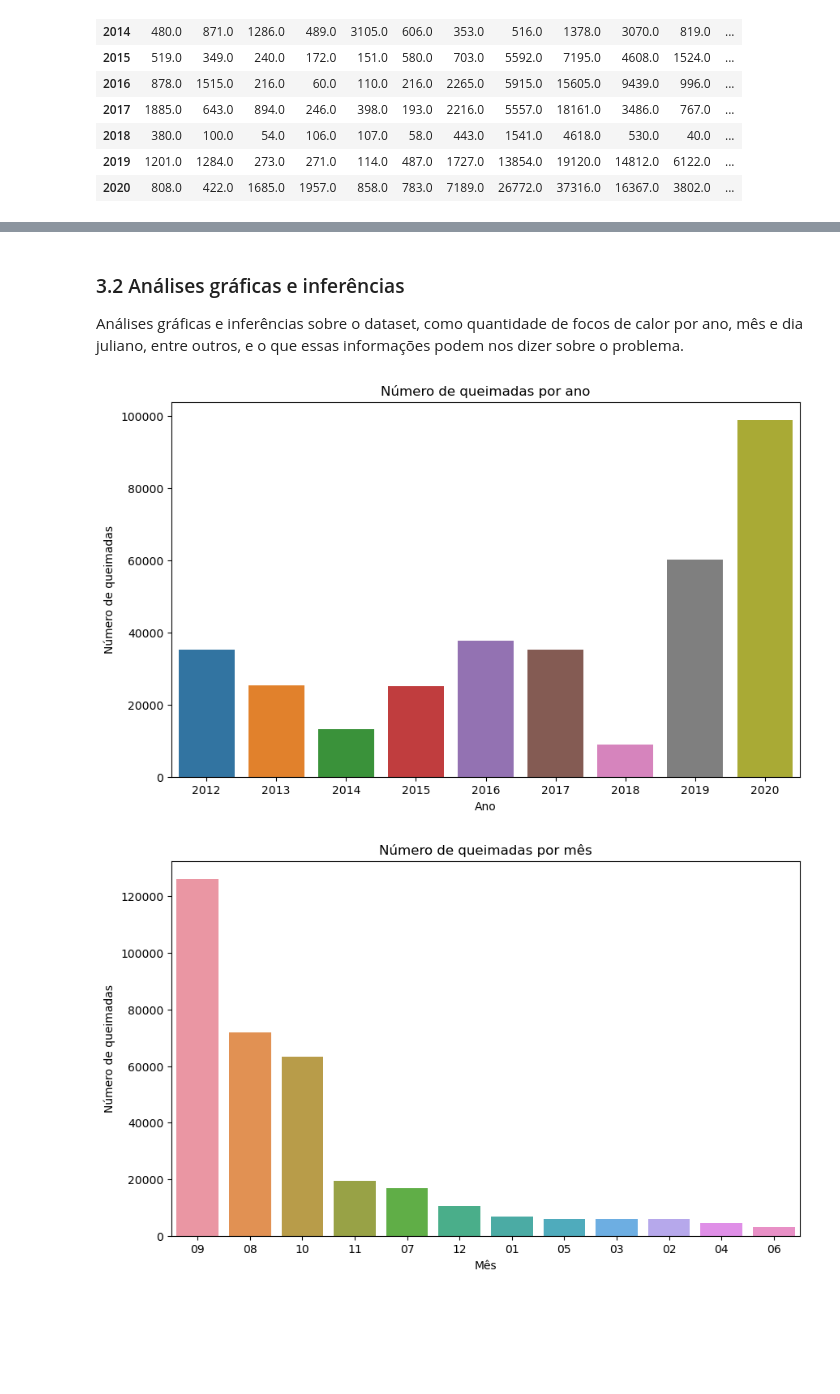
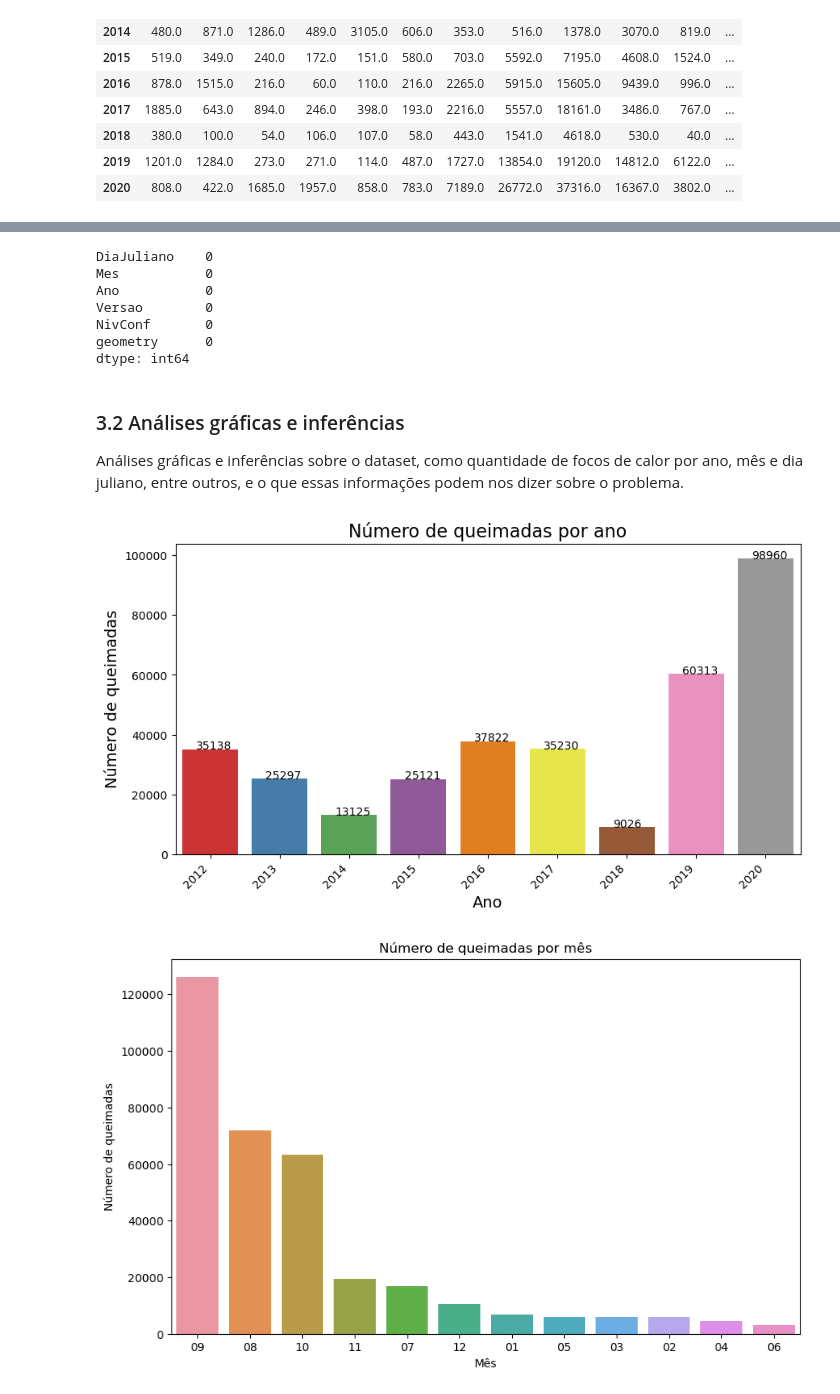
Before and after one commit to charlespimentel/DS_queimadas_pantanal, a Jupyter notebook: exploratory_data_analysis.ipynb, the cells around one changed output, grey strips where cells are left out. Saved outputs shown, nothing was run; the diff lists cells and outputs as text; code cells hidden in the pictures; blank space fills up the shorter version.

```diff
--- a/exploratory_data_analysis.ipynb
+++ b/exploratory_data_analysis.ipynb
@@ -130,16 +143,30 @@ df.groupby(['Ano', 'Mes']).size().unstack()
+# %%
+# Quantidade de valores NaN por coluna
+df.isna().sum()
+# %% [output]
+DiaJuliano    0
+Mes           0
+Ano           0
+Versao        0
+NivConf       0
+geometry      0
+dtype: int64
 # %% [markdown]
 ### 3.2 Análises gráficas e inferências
 Análises gráficas e inferências sobre o dataset, como quantidade de focos de calor por ano, mês e dia juliano, entre outros, e o que essas informações podem nos dizer sobre o problema.
 # %%
-# Gráfico de número de queimadas por ano
-fig, ax = plt.subplots(figsize=(10, 6))
-sns.countplot(x='Ano', data=df, ax=ax)
-ax.set_title('Número de queimadas por ano')
-ax.set_xlabel('Ano')
-ax.set_ylabel('Número de queimadas')
+# Gráfico de número de queimadas por ano com tabela de valores
+fig, ax = plt.subplots(figsize=(10,5))
+sns.countplot(x='Ano', data=df, palette='Set1')
+ax.set_title('Número de queimadas por ano', fontsize=16)
+ax.set_xlabel('Ano', fontsize=14)
+ax.set_ylabel('Número de queimadas', fontsize=14)
+ax.set_xticklabels(ax.get_xticklabels(), rotation=45, ha='right')
+for p in ax.patches:
+    ax.annotate('{:.0f}'.format(p.get_height()), (p.get_x()+0.2, p.get_height()+0.5))
 plt.show()
 # %% [output]
-[figure, old version]
+[figure, new version]
 # %%
 # Gráfico de número de queimadas por mês ordenado
 fig, ax = plt.subplots(figsize=(10, 6))
```
Also changed, not shown: parts of 5 cells of this notebook.
